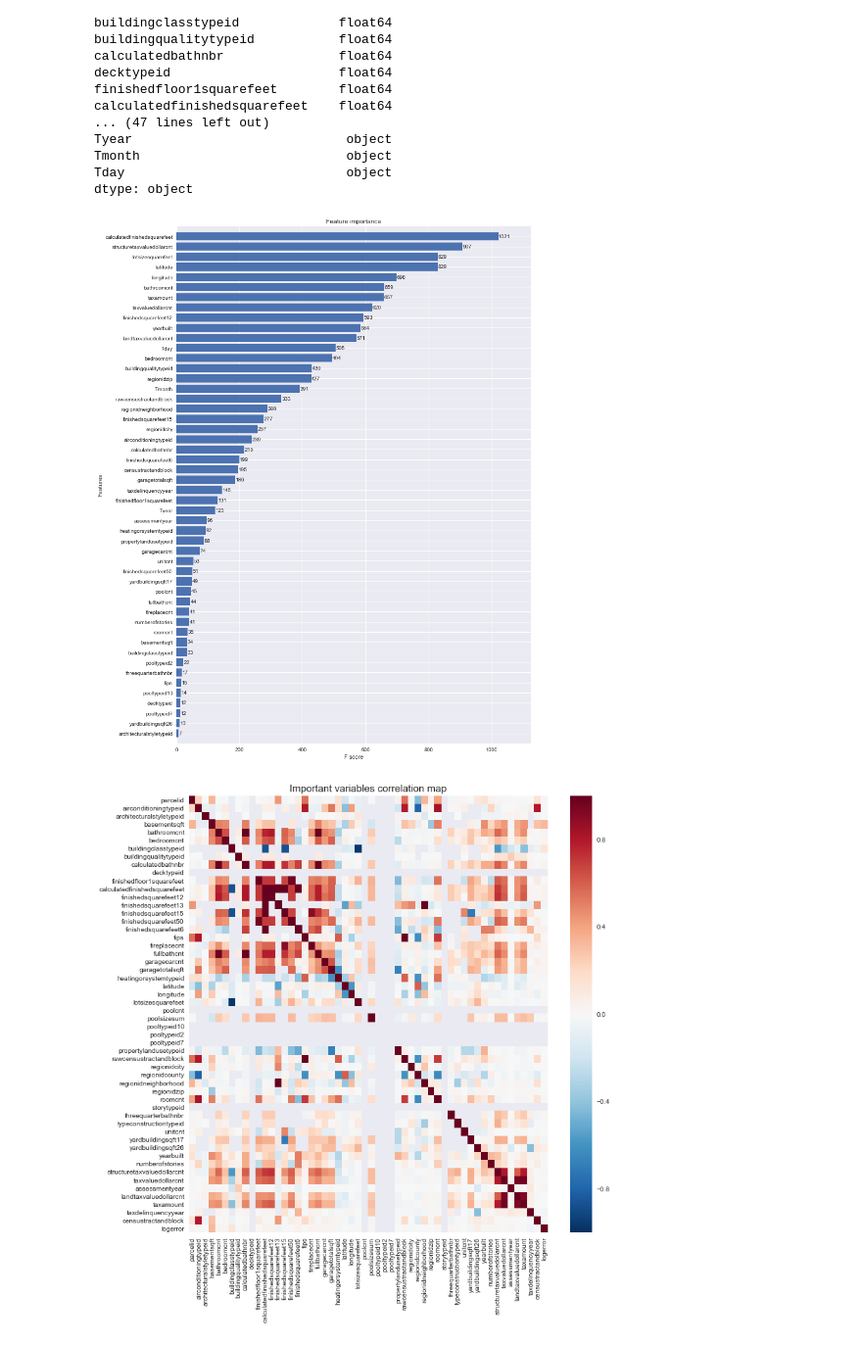
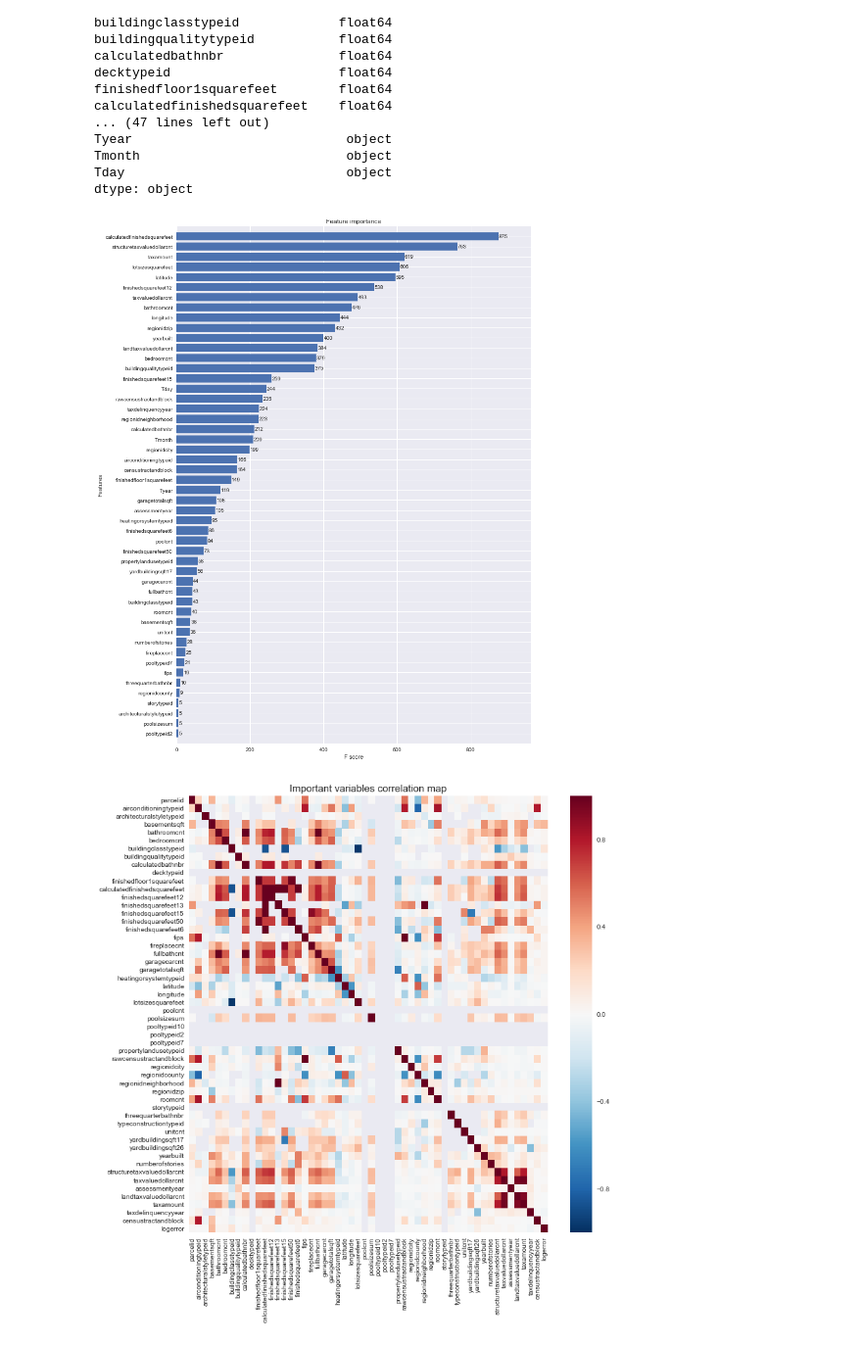
Before and after one commit to saurabhrpi/Improve-Zillow-s-Prediction-Residual, a Jupyter notebook: ZillowEstimate.ipynb, the cells around one changed output. Shown at 98% size. Drawn from its saved outputs; the diff is of its cells as text; code cells hidden in the pictures.

```diff
--- a/ZillowEstimate.ipynb
+++ b/ZillowEstimate.ipynb
@@ -317,35 +317,47 @@ dtype: object
 # %%
 #*** Feature importance evaluation ***#
 
 train_y = data_trans_reduced_comb_f['logerror'].values
 df_train = data_trans_reduced_comb_f.drop(['parcelid', 'logerror','taxdelinquencyflag','fireplaceflag','propertyzoningdesc','propertycountylandusecode','hashottuborspa'], axis=1)
 feat_names = df_train.columns.values
 
 for c in df_train.columns:
     if df_train[c].dtype == 'object':
         lbl = preprocessing.LabelEncoder()
         lbl.fit(list(df_train[c].values))
         df_train[c] = lbl.transform(list(df_train[c].values))
 
 #import xgboost as xgb
+#xgb_params = {
+#    'eta': 0.05,
+#    'max_depth': 8,
+#    'subsample': 0.7,
+#    'colsample_bytree': 0.7,
+#    'objective': 'reg:linear',
+#    'silent': 1,
+#    'seed' : 0
+#}
+
 xgb_params = {
-    'eta': 0.05,
+    'eta': 0.001,
     'max_depth': 8,
-    'subsample': 0.7,
-    'colsample_bytree': 0.7,
+    'subsample': 0.6,
+    'colsample_bytree': 0.6,
     'objective': 'reg:linear',
     'silent': 1,
     'seed' : 0
 }
+
+
 dtrain = xgb.DMatrix(df_train, train_y, feature_names=df_train.columns.values)
 model = xgb.train(dict(xgb_params, silent=0), dtrain, num_boost_round=150)
 
 # plot the important features #
 fig, ax = plt.subplots(figsize=(12,18))
 xgb.plot_importance(model, max_num_features=50, height=0.8, ax=ax)
 plt.show()
 # %% [output]
-[figure, old version]
+[figure, new version]
 # %%
 plot_corr(data_trans_reduced_comb_f)
 # %% [output]
```
Also changed, not shown: parts of 6 cells of this notebook.
